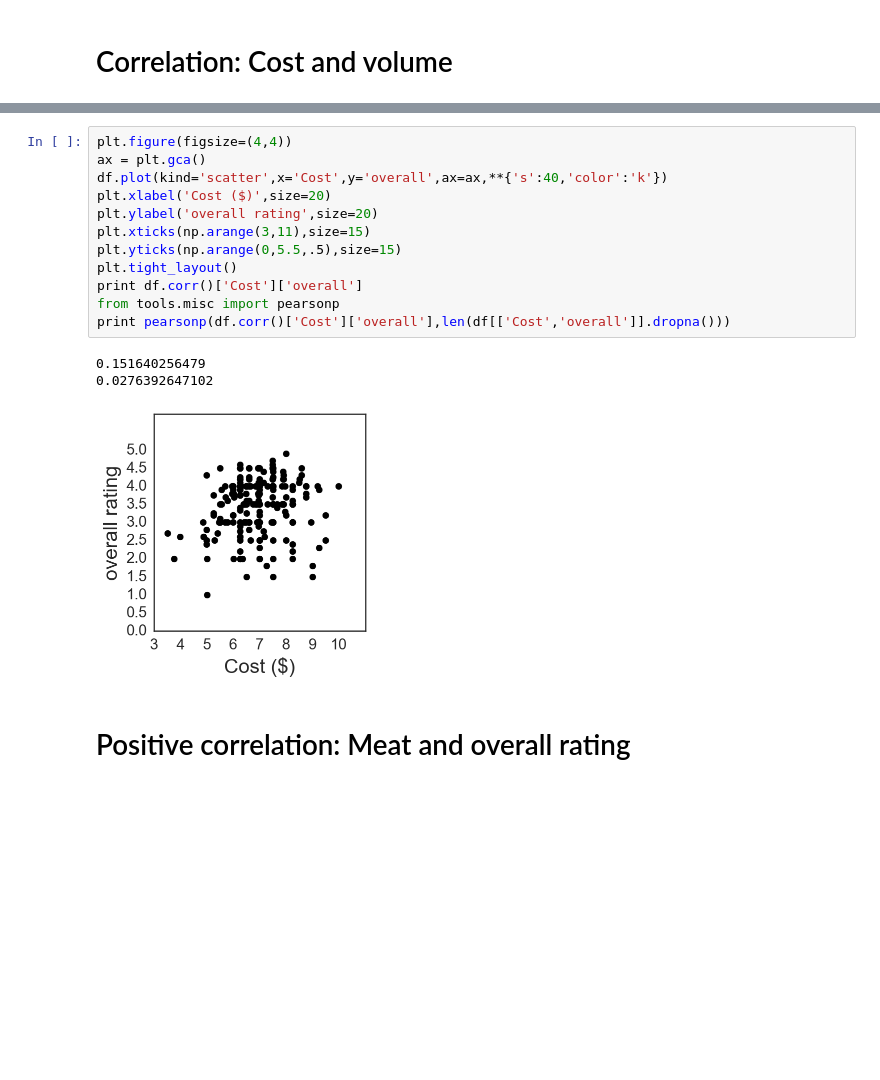
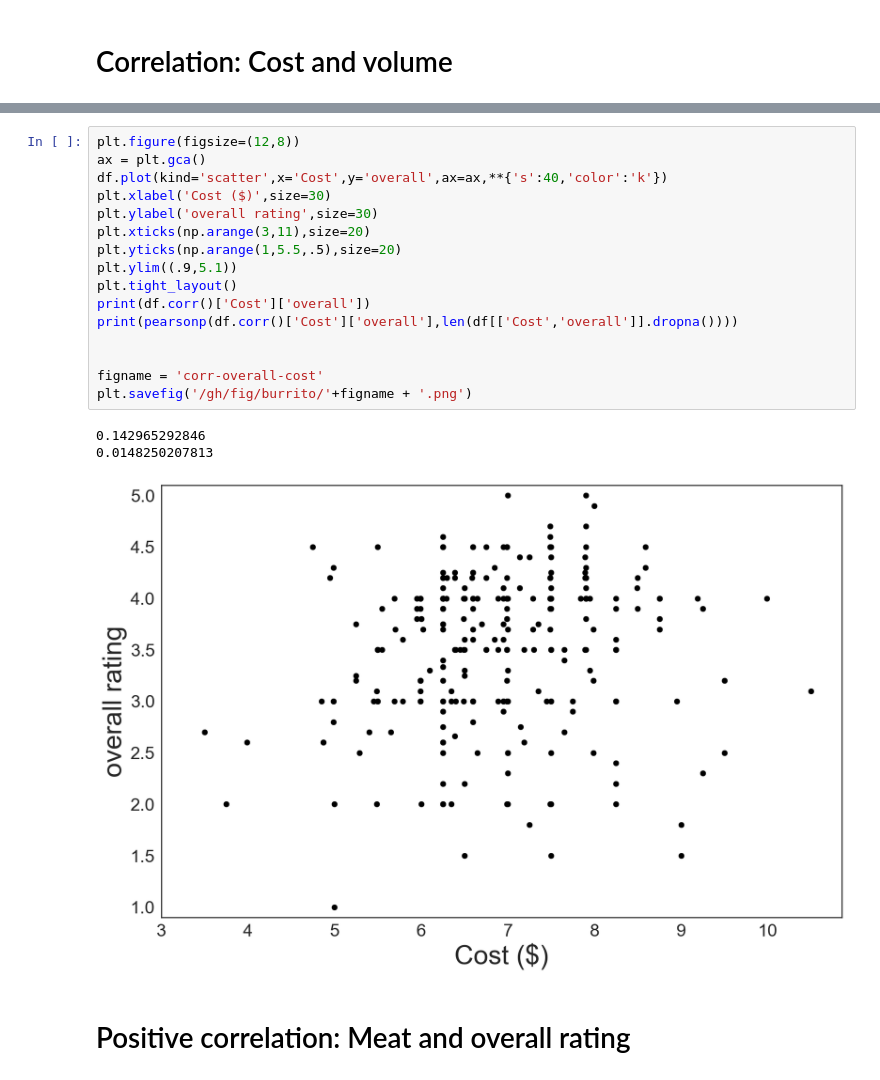
Before and after one commit to srcole/qwm, a Jupyter notebook: burrito/Burrito_correlations.ipynb, the cells around one changed output, grey strips where cells are left out. Saved outputs shown, nothing was run; the diff lists cells and outputs as text; blank space fills up the shorter version.

Commit message:
misc burrito

```diff
--- a/burrito/Burrito_correlations.ipynb
+++ b/burrito/Burrito_correlations.ipynb
@@ -81,19 +81,23 @@ plt.savefig('C:/gh/fig/burrito/'+figname + '.png')
 # %%
-plt.figure(figsize=(4,4))
+plt.figure(figsize=(12,8))
 ax = plt.gca()
 df.plot(kind='scatter',x='Cost',y='overall',ax=ax,**{'s':40,'color':'k'})
-plt.xlabel('Cost ($)',size=20)
-plt.ylabel('overall rating',size=20)
-plt.xticks(np.arange(3,11),size=15)
-plt.yticks(np.arange(0,5.5,.5),size=15)
+plt.xlabel('Cost ($)',size=30)
+plt.ylabel('overall rating',size=30)
+plt.xticks(np.arange(3,11),size=20)
+plt.yticks(np.arange(1,5.5,.5),size=20)
+plt.ylim((.9,5.1))
 plt.tight_layout()
-print df.corr()['Cost']['overall']
-from tools.misc import pearsonp
-print pearsonp(df.corr()['Cost']['overall'],len(df[['Cost','overall']].dropna()))
+print(df.corr()['Cost']['overall'])
+print(pearsonp(df.corr()['Cost']['overall'],len(df[['Cost','overall']].dropna())))
+
+
+figname = 'corr-overall-cost'
+plt.savefig('/gh/fig/burrito/'+figname + '.png')
 # %% [output]
-0.151640256479
-0.0276392647102
+0.142965292846
+0.0148250207813
-[figure, old version]
+[figure, new version]
 # %% [markdown]
 # Positive correlation: Meat and overall rating
 # %%
```
Also changed, not shown: parts of 2 cells of this notebook, 1 other file.
